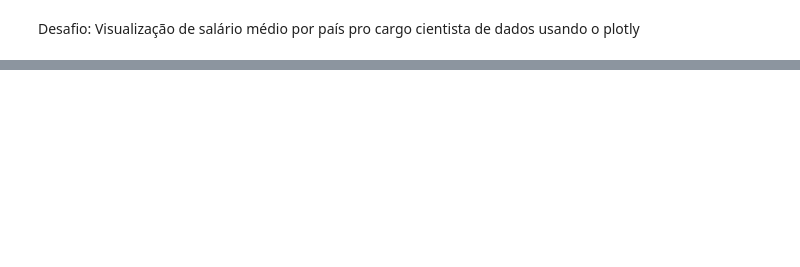
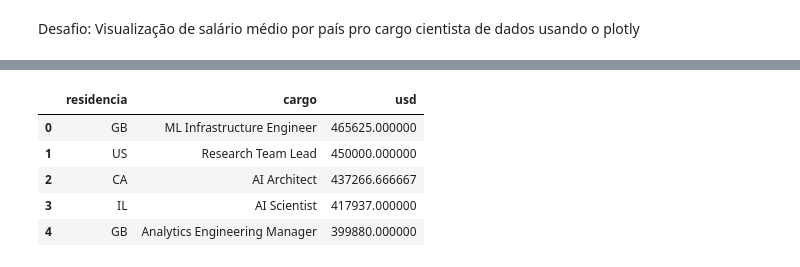
Before and after one commit to ithanara/alura-imersao-dados, a Jupyter notebook: imersao.ipynb, the cells around one changed output, grey strips where cells are left out. Cells and saved outputs as stored; diff of their text form; code cells hidden in the pictures; blank space fills up the shorter version.

Commit message:
Desafio

```diff
--- a/imersao.ipynb
+++ b/imersao.ipynb
@@ -489,0 +501,12 @@ Desafio: Visualização de salário médio por país pro cargo cientista de dado
+# %%
+#Criar DF com os dados para o gráfico
+df_desafio = df_limpo[['residencia', 'cargo','usd']]
+df_desafio_media = df_desafio.groupby(['residencia', 'cargo'])['usd'].mean().sort_values(ascending=False).reset_index()
+df_desafio_media.head()
+# %% [output]
+|  | residencia | cargo | usd |
+| 0 | GB | ML Infrastructure Engineer | 465625.000000 |
+| 1 | US | Research Team Lead | 450000.000000 |
+| 2 | CA | AI Architect | 437266.666667 |
+| 3 | IL | AI Scientist | 417937.000000 |
+| 4 | GB | Analytics Engineering Manager | 399880.000000 |
```
Also changed, not shown: parts of 4 cells of this notebook.
